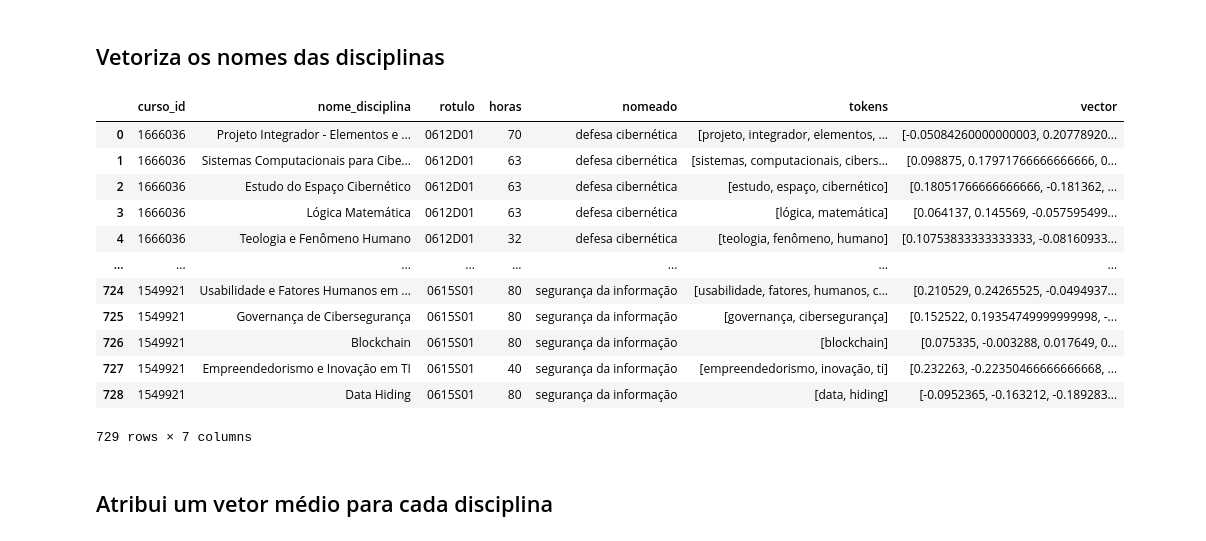
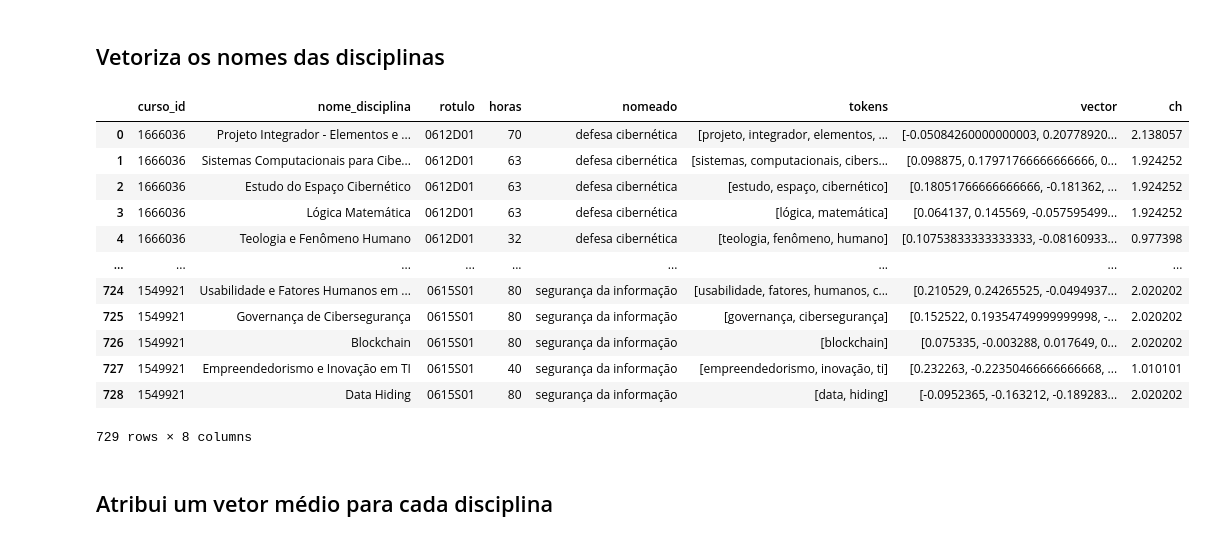
Before and after one commit to cetoli/spike, a Jupyter notebook: src/ipnb/estudo_curricular.ipynb, the cells around one changed output. Saved outputs shown, nothing was run; the diff lists cells and outputs as text; code cells hidden in the pictures.

```diff
--- a/src/ipnb/estudo_curricular.ipynb
+++ b/src/ipnb/estudo_curricular.ipynb
@@ -118,21 +139,29 @@ cr = cn.most_common(150)
 # %%
 df["tokens"] = df["nome_disciplina"].apply(tokenize)
 df["vector"] = df["tokens"].apply(vetorize)
+df["rotulo"] = df["rotulo"].astype(str)
+d_tot = df.groupby(['curso_id'])['horas'].sum()
+
+df["ch"] = df.apply(lambda row: (row.horas*100)/d_tot[row.curso_id], axis=1)
+
+import csv
+sai = Path(here).parent.parent / "src" / "data" / 'relatorio1.csv'
+df.to_csv(sai, encoding='utf-8', index=False, quoting=csv.QUOTE_NONNUMERIC, quotechar='"')
 df
 # %% [output]
-|  | curso_id | nome_disciplina | rotulo | horas | nomeado | tokens | vector |
-| 0 | 1666036 | Projeto Integrador - Elementos e ... | 0612D01 | 70 | defesa cibernética | [projeto, integrador, elementos, ... | [-0.05084260000000003, 0.20778920... |
-| 1 | 1666036 | Sistemas Computacionais para Cibe... | 0612D01 | 63 | defesa cibernética | [sistemas, computacionais, cibers... | [0.098875, 0.17971766666666666, 0... |
-| 2 | 1666036 | Estudo do Espaço Cibernético | 0612D01 | 63 | defesa cibernética | [estudo, espaço, cibernético] | [0.18051766666666666, -0.181362, ... |
-| 3 | 1666036 | Lógica Matemática | 0612D01 | 63 | defesa cibernética | [lógica, matemática] | [0.064137, 0.145569, -0.057595499... |
-| 4 | 1666036 | Teologia e Fenômeno Humano | 0612D01 | 32 | defesa cibernética | [teologia, fenômeno, humano] | [0.10753833333333333, -0.08160933... |
-| ... | ... | ... | ... | ... | ... | ... | ... |
-| 724 | 1549921 | Usabilidade e Fatores Humanos em ... | 0615S01 | 80 | segurança da informação | [usabilidade, fatores, humanos, c... | [0.210529, 0.24265525, -0.0494937... |
-| 725 | 1549921 | Governança de Cibersegurança | 0615S01 | 80 | segurança da informação | [governança, cibersegurança] | [0.152522, 0.19354749999999998, -... |
-| 726 | 1549921 | Blockchain | 0615S01 | 80 | segurança da informação | [blockchain] | [0.075335, -0.003288, 0.017649, 0... |
-| 727 | 1549921 | Empreendedorismo e Inovação em TI | 0615S01 | 40 | segurança da informação | [empreendedorismo, inovação, ti] | [0.232263, -0.22350466666666668, ... |
-| 728 | 1549921 | Data Hiding | 0615S01 | 80 | segurança da informação | [data, hiding] | [-0.0952365, -0.163212, -0.189283... |
+|  | curso_id | nome_disciplina | rotulo | horas | nomeado | tokens | vector | ch |
+| 0 | 1666036 | Projeto Integrador - Elementos e ... | 0612D01 | 70 | defesa cibernética | [projeto, integrador, elementos, ... | [-0.05084260000000003, 0.20778920... | 2.138057 |
+| 1 | 1666036 | Sistemas Computacionais para Cibe... | 0612D01 | 63 | defesa cibernética | [sistemas, computacionais, cibers... | [0.098875, 0.17971766666666666, 0... | 1.924252 |
+| 2 | 1666036 | Estudo do Espaço Cibernético | 0612D01 | 63 | defesa cibernética | [estudo, espaço, cibernético] | [0.18051766666666666, -0.181362, ... | 1.924252 |
+| 3 | 1666036 | Lógica Matemática | 0612D01 | 63 | defesa cibernética | [lógica, matemática] | [0.064137, 0.145569, -0.057595499... | 1.924252 |
+| 4 | 1666036 | Teologia e Fenômeno Humano | 0612D01 | 32 | defesa cibernética | [teologia, fenômeno, humano] | [0.10753833333333333, -0.08160933... | 0.977398 |
+| ... | ... | ... | ... | ... | ... | ... | ... | ... |
+| 724 | 1549921 | Usabilidade e Fatores Humanos em ... | 0615S01 | 80 | segurança da informação | [usabilidade, fatores, humanos, c... | [0.210529, 0.24265525, -0.0494937... | 2.020202 |
+| 725 | 1549921 | Governança de Cibersegurança | 0615S01 | 80 | segurança da informação | [governança, cibersegurança] | [0.152522, 0.19354749999999998, -... | 2.020202 |
+| 726 | 1549921 | Blockchain | 0615S01 | 80 | segurança da informação | [blockchain] | [0.075335, -0.003288, 0.017649, 0... | 2.020202 |
+| 727 | 1549921 | Empreendedorismo e Inovação em TI | 0615S01 | 40 | segurança da informação | [empreendedorismo, inovação, ti] | [0.232263, -0.22350466666666668, ... | 1.010101 |
+| 728 | 1549921 | Data Hiding | 0615S01 | 80 | segurança da informação | [data, hiding] | [-0.0952365, -0.163212, -0.189283... | 2.020202 |
-729 rows × 7 columns
+729 rows × 8 columns
 # %% [markdown]
 ## Atribui um vetor médio para cada disciplina
 # %%
```
Also changed, not shown: parts of 11 cells of this notebook, 2 other files.
